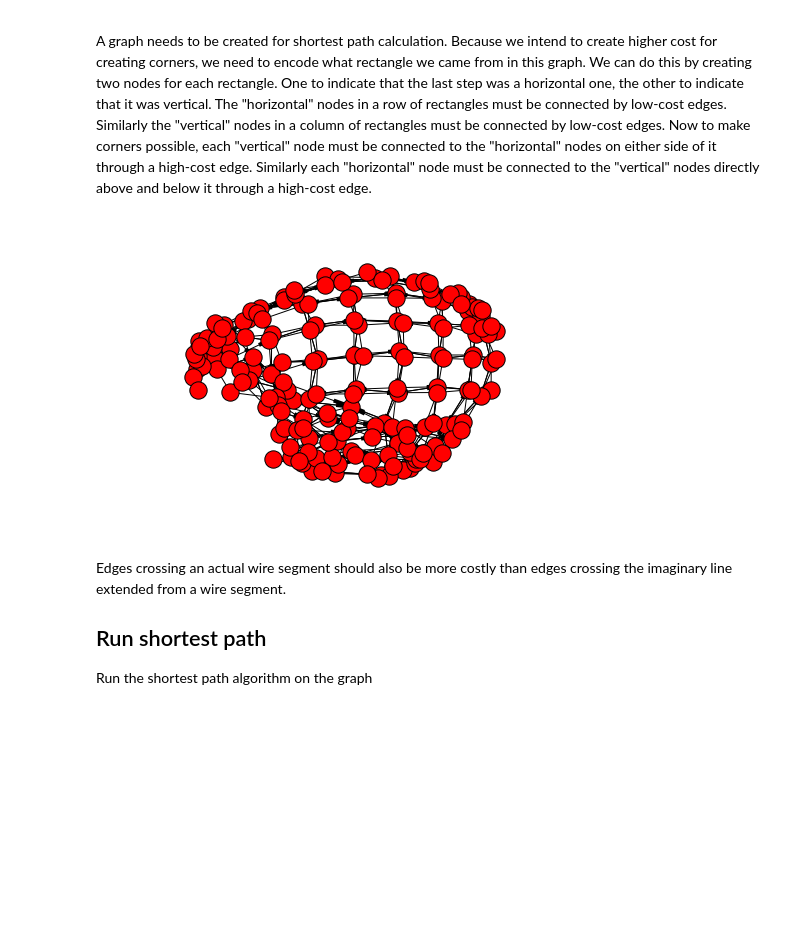
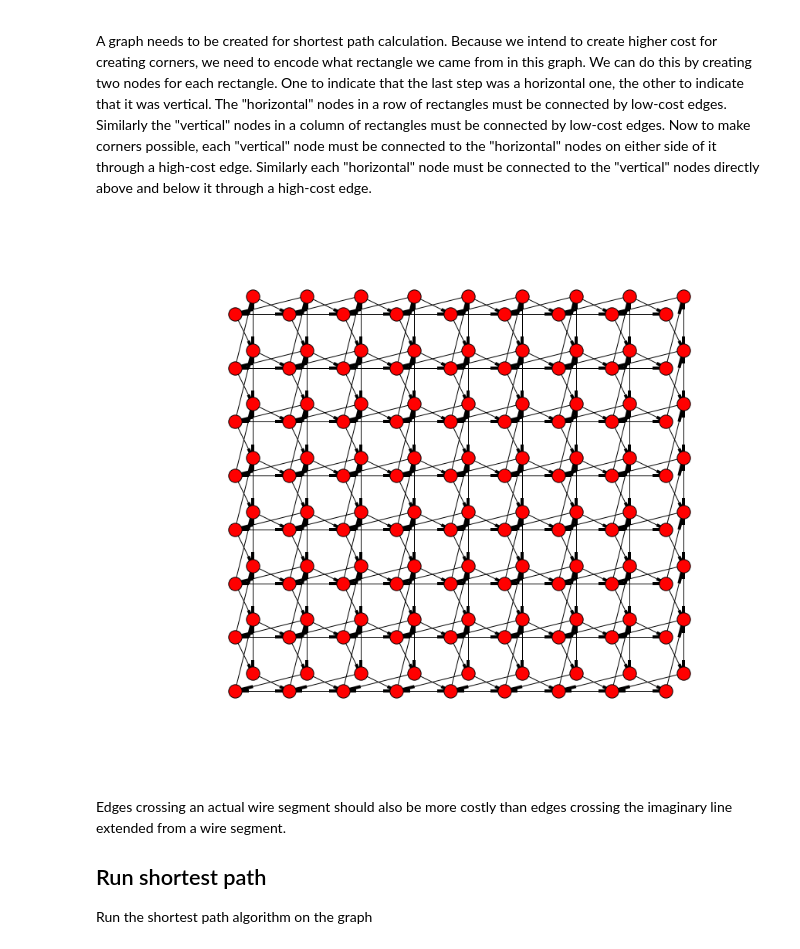
Before and after one commit to Griffon26/vhde, a Jupyter notebook: docs/wire_router/Orderded wire routing.ipynb, the cells around one changed output. Drawn from its saved outputs; the diff is of its cells as text; code cells hidden in the pictures; blank space fills up the shorter version.

```diff
--- a/docs/wire_router/Orderded wire routing.ipynb
+++ b/docs/wire_router/Orderded wire routing.ipynb
@@ -3,5 +3,6 @@
 # %%
 %matplotlib inline
+import copy
 import numpy as np
 import matplotlib.pyplot as plt
 import matplotlib.patches as patches
@@ -21,7 +22,7 @@ def plot_lines(axes, list_of_pos, prop='r-o'):
         axes.plot(x_values, y_values, prop)
 
 def create_plot():
-    figure = plt.figure()
+    figure = plt.figure(figsize = (15,15))
     plot = figure.add_subplot(111, aspect='equal')
     plot.grid(True)
     return plot
@@ -42,7 +43,7 @@ class Block():
 
 class Wire():
     def __init__(self, *corners):
-        self._corners = corners
+        self._corners = [(int(x), int(y)) for x, y in corners]
 
     def draw(self, axes):
         x_values, y_values = [], []
@@ -77,12 +78,12 @@ def plot_block(axes, block):
 
 Imagine a diagram with several existing wires.
 # %%
-block1 = Block(x=0.0, y=0.1, h=0.2, w=0.2, term_xy=[(0.1, 0.30), (0.15, 0.30)])
-block2 = Block(x=0.6, y=0.1, h=0.2, w=0.2, term_xy=[(0.6, 0.2), (0.6, 0.15), (0.6, 0.25)])
-block3 = Block(x=0.3, y=0.2, h=0.2, w=0.2, term_xy=[(0.4, 0.4), (0.35, 0.4), (0.45, 0.4)])
-block4 = Block(x=0.4, y=0.5, h=0.2, w=0.2, term_xy=[(0.5, 0.5)])
+block1 = Block(x=0, y=10, h=20, w=20, term_xy=[(10, 30), (15, 30)])
+block2 = Block(x=60, y=10, h=20, w=20, term_xy=[(60, 20), (60, 15), (60, 25)])
+block3 = Block(x=30, y=20, h=20, w=20, term_xy=[(40, 40), (35, 40), (45, 40)])
+block4 = Block(x=40, y=50, h=20, w=20, term_xy=[(50, 50)])
 
-wire1 = Wire((0.1, 0.30), (0.1, 0.45), (0.4, 0.45), (0.4, 0.4))
+wire1 = Wire((10, 30), (10, 45), (40, 45), (40, 40))
 
 plot = create_plot()
 
@@ -171,39 +181,53 @@ diagram.draw(plot)
 A graph needs to be created for shortest path calculation. Because we intend to create higher cost for creating corners, we need to encode what rectangle we came from in this graph. We can do this by creating two nodes for each rectangle. One to indicate that the last step was a horizontal one, the other to indicate that it was vertical.
 The "horizontal" nodes in a row of rectangles must be connected by low-cost edges. Similarly the "vertical" nodes in a column of rectangles must be connected by low-cost edges. Now to make corners possible, each "vertical" node must be connected to the "horizontal" nodes on either side of it through a high-cost edge. Similarly each "horizontal" node must be connected to the "vertical" nodes directly above and below it through a high-cost edge.
 # %%
-%matplotlib inline
-import copy
 import networkx as nx
 
-graph = nx.DiGraph()
+def create_rects_for_each_direction(rects):
+    return (copy.deepcopy(rects), copy.deepcopy(rects))
 
-horiz_rects = rects
-vert_rects = copy.deepcopy(rects)
+def create_graph_from_rects(horiz_rects, vert_rects):
+    graph = nx.DiGraph()
 
-width = len(rects)
-height = len(rects[0])
+    layout_map = {}
 
-cheap = 1.0
-expensive = cheap * 5
+    width = len(rects)
+    height = len(rects[0])
 
-for x in range(width):
-    for y in range(height):
-        if x > 0:
-            graph.add_edge(horiz_rects[x][y], horiz_rects[x - 1][y], weight = cheap)
-            graph.add_edge(vert_rects[x][y], horiz_rects[x - 1][y], weight = expensive)
-        if x < width - 1:
-            graph.add_edge(horiz_rects[x][y], horiz_rects[x + 1][y], weight = cheap)
-            graph.add_edge(vert_rects[x][y], horiz_rects[x + 1][y], weight = expensive)
-        if y > 0:
-            graph.add_edge(vert_rects[x][y], vert_rects[x][y - 1], weight = cheap)
-            graph.add_edge(horiz_rects[x][y], vert_rects[x][y - 1], weight = expensive)
-        if y < height - 1:
-            graph.add_edge(vert_rects[x][y], vert_rects[x][y + 1], weight = cheap)
-            graph.add_edge(horiz_rects[x][y], vert_rects[x][y + 1], weight = expensive)
+    cheap = 1.0
+    expensive = cheap * 5
 
-nx.draw_spring(graph)
+    for x in range(width):
+        for y in range(height):
+            if not horiz_rects[x][y]:
+                continue
+
+            rh = horiz_rects[x][y]
+            layout_map[rh] = (x + 0.33, y + 0.33)
+            rv = vert_rects[x][y]
+            layout_map[rv] = (x + 0.66, y + 0.66)
+
+            if x > 0 and horiz_rects[x - 1][y]:
+                graph.add_edge(horiz_rects[x][y], horiz_rects[x - 1][y], weight = cheap)
+                graph.add_edge(vert_rects[x][y], horiz_rects[x - 1][y], weight = expensive)
+            if x < width - 1 and horiz_rects[x + 1][y]:
+                graph.add_edge(horiz_rects[x][y], horiz_rects[x + 1][y], weight = cheap)
+                graph.add_edge(vert_rects[x][y], horiz_rects[x + 1][y], weight = expensive)
+            if y > 0 and vert_rects[x][y - 1]:
+                graph.add_edge(vert_rects[x][y], vert_rects[x][y - 1], weight = cheap)
+                graph.add_edge(horiz_rects[x][y], vert_rects[x][y - 1], weight = expensive)
+            if y < height - 1 and vert_rects[x][y + 1]:
+                graph.add_edge(vert_rects[x][y], vert_rects[x][y + 1], weight = cheap)
+                graph.add_edge(horiz_rects[x][y], vert_rects[x][y + 1], weight = expensive)
+
+    return graph, layout_map
+
+horiz_rects, vert_rects = create_rects_for_each_direction(rects)
+graph, layout_map = create_graph_from_rects(horiz_rects, vert_rects)
+plot = create_plot()
+nx.draw(graph, pos = layout_map, ax = plot, arrows=True)
 # %% [output]
-[figure, old version]
+[figure, new version]
 # %% [markdown]
 Edges crossing an actual wire segment should also be more costly than edges crossing the imaginary line extended from a wire segment.
 
```
Also changed, not shown: parts of 11 cells of this notebook.
